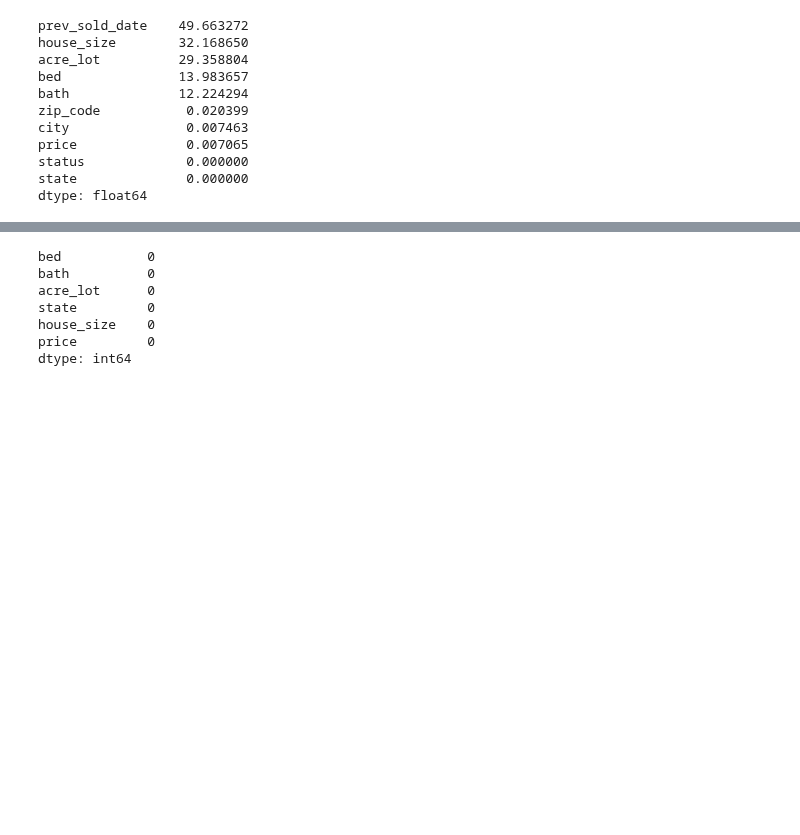
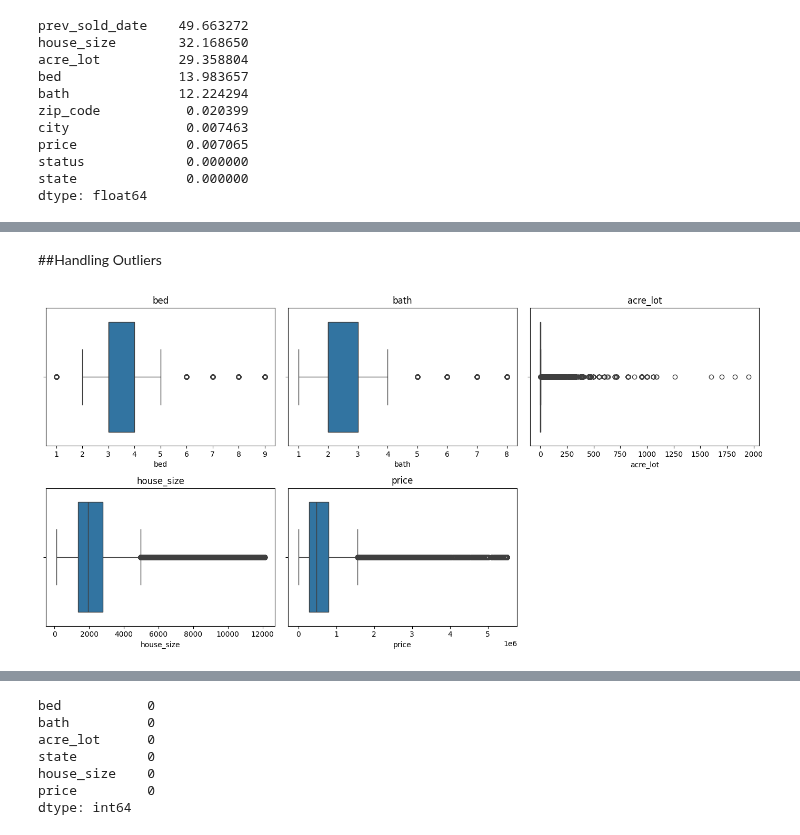
Before and after one commit to zinakhazaee/MachineLearning-SupervisedLearning_Regression, a Jupyter notebook: usa_real_estate.ipynb, the cells around one changed output, grey strips where cells are left out. Cells and saved outputs as stored; diff of their text form; code cells hidden in the pictures; blank space fills up the shorter version.

```diff
--- a/usa_real_estate.ipynb
+++ b/usa_real_estate.ipynb
@@ -91,0 +108,9 @@ df['bath'].fillna(df['bath'].mode()[0], inplace=True)
+# %%
+df['bath']=pd.to_numeric(df['bath'], errors='coerce')
+# %%
+df['state'] = df['state'].str.strip()
+# %%
+df['status']=df['status'].str.strip()
+df['city']=df['city'].str.strip()
+# %%
+df['prev_sold_date']=pd.to_datetime(df['prev_sold_date'], errors='coerce')
@@ -91,0 +133,14 @@ df['bath'].fillna(df['bath'].mode()[0], inplace=True)
+# %% [markdown]
+##Handling Outliers
+# %%
+numeric_columns=['bed','bath','acre_lot', 'house_size','price']
+
+plt.figure(figsize=(14,7))
+for i, col in enumerate(numeric_columns):
+    plt.subplot(2,3, i+1)
+    sns.boxplot(data=df, x=col)
+    plt.title(col)
+plt.tight_layout()
+plt.show()
+# %% [output]
+[figure, added]
```
Also changed, not shown: parts of 55 cells of this notebook.
